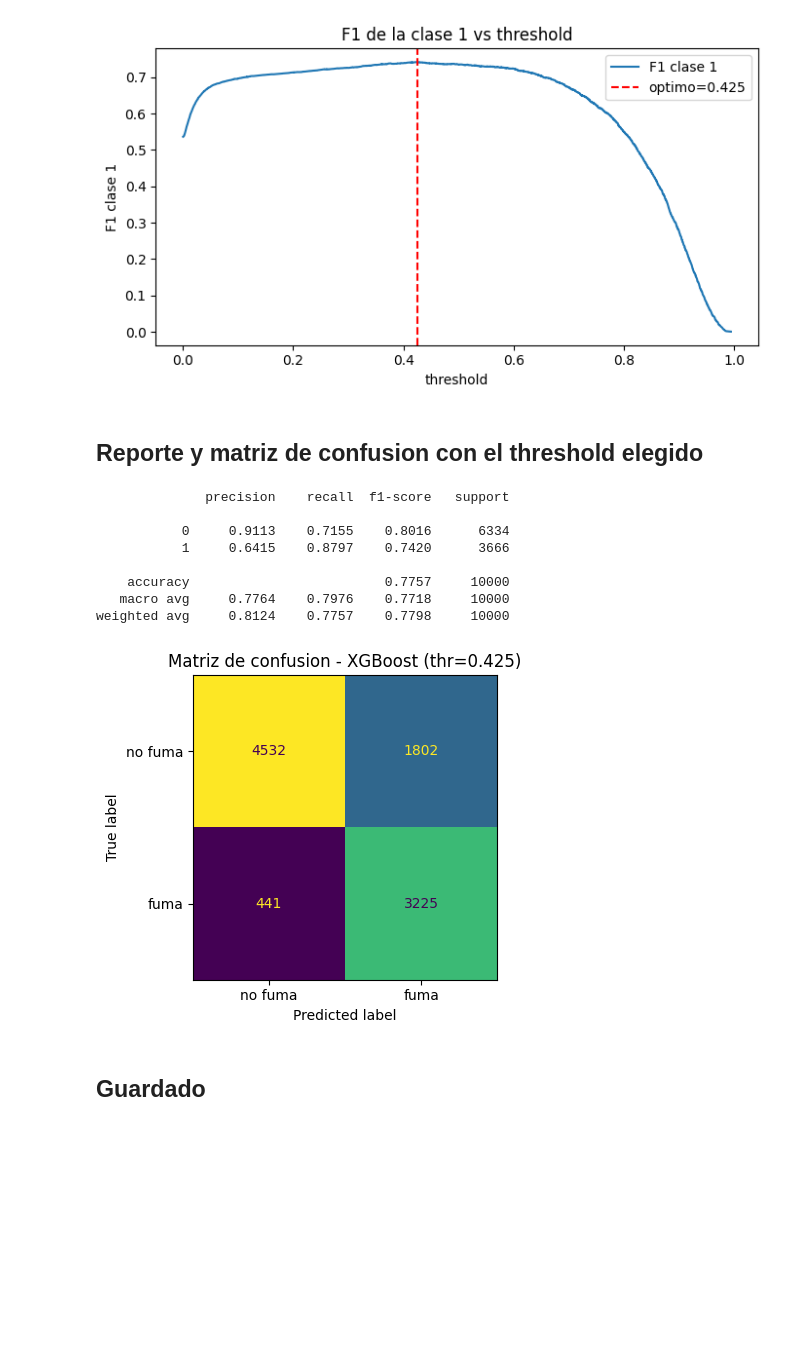
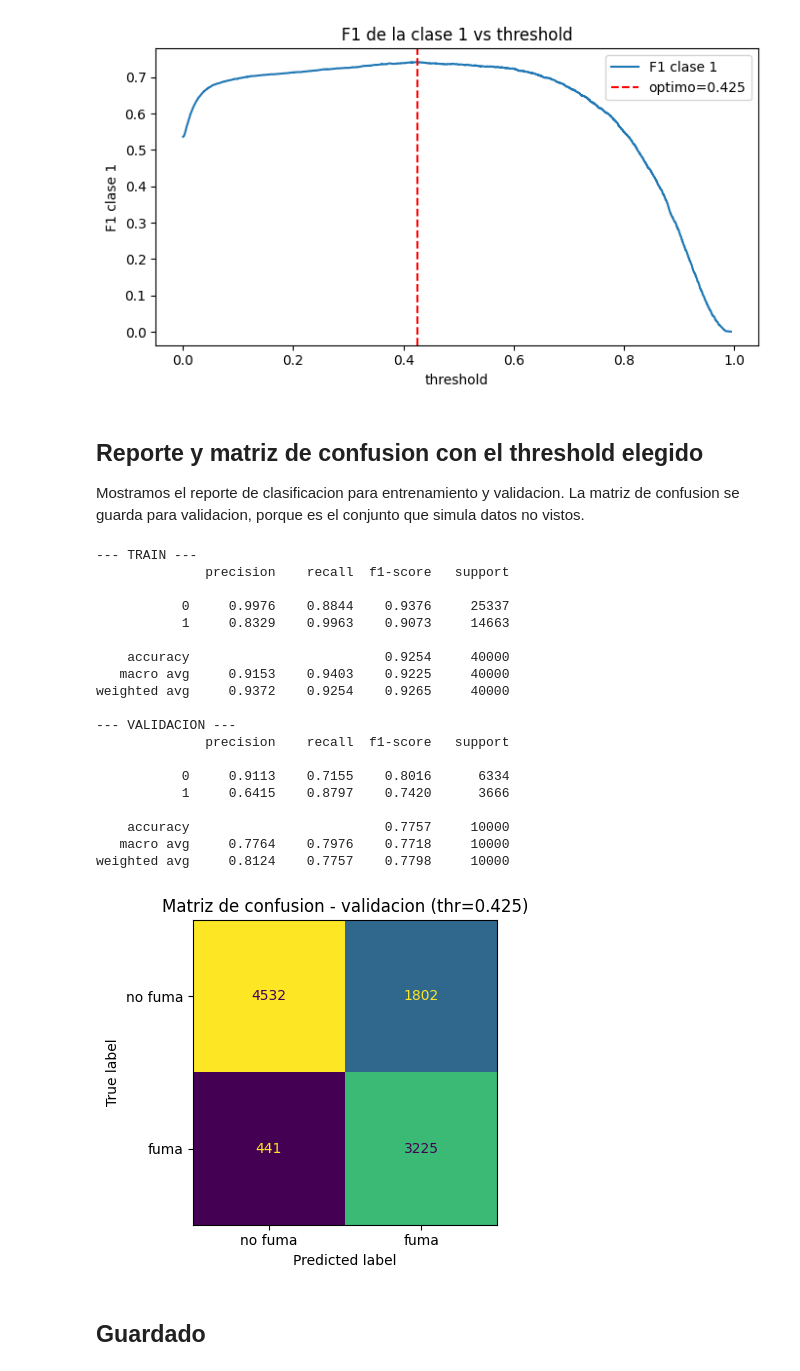
Before and after one commit to marcelocassiovieira/diplomatura-ia, a Jupyter notebook: tp2/notebooks/05_validacion.ipynb, the cells around one changed output. Drawn from its saved outputs; the diff is of its cells as text; code cells hidden in the pictures; blank space fills up the shorter version.

```diff
--- a/tp2/notebooks/05_validacion.ipynb
+++ b/tp2/notebooks/05_validacion.ipynb
@@ -36,12 +66,23 @@ modelo = joblib.load(MODELS_XGB / 'xgb_pipeline.joblib')
 # %%
+def metricas_binarias(nombre, y_true, proba, threshold):
+    pred = (proba >= threshold).astype(int)
+    return {
+        'conjunto': nombre,
+        'threshold': threshold,
+        'accuracy': accuracy_score(y_true, pred),
+        'precision_clase1': precision_score(y_true, pred, pos_label=1),
+        'recall_clase1': recall_score(y_true, pred, pos_label=1),
+        'f1_clase1': f1_score(y_true, pred, pos_label=1),
+        'roc_auc': roc_auc_score(y_true, proba),
+        'pr_auc': average_precision_score(y_true, proba),
+    }
+
+proba_train = modelo.predict_proba(X_train)[:, 1]
 proba_val = modelo.predict_proba(X_val)[:, 1]
-pred = (proba_val >= 0.5).astype(int)
 
-tabla = pd.DataFrame([{
-    'modelo': 'XGBoost',
-    'f1_clase1': f1_score(y_val, pred, pos_label=1),
-    'roc_auc': roc_auc_score(y_val, proba_val),
-    'pr_auc': average_precision_score(y_val, proba_val),
-}])
-tabla
+metricas_05 = pd.DataFrame([
+    metricas_binarias('train', y_train, proba_train, 0.5),
+    metricas_binarias('validacion', y_val, proba_val, 0.5),
+])
+metricas_05.round(4)
 # %% [output]
@@ -78,27 +132,45 @@ plt.show()
 [figure]
 # %% [markdown]
 ## Reporte y matriz de confusion con el threshold elegido
+
+Mostramos el reporte de clasificacion para entrenamiento y validacion. La matriz de confusion se guarda para validacion, porque es el conjunto que simula datos no vistos.
 # %%
+pred_train_final = (proba_train >= best_thr).astype(int)
 pred_final = (proba_val >= best_thr).astype(int)
+
+print('--- TRAIN ---')
+print(classification_report(y_train, pred_train_final, digits=4))
+print('--- VALIDACION ---')
 print(classification_report(y_val, pred_final, digits=4))
 
 fig, ax = plt.subplots(figsize=(4.5, 4))
 ConfusionMatrixDisplay(confusion_matrix(y_val, pred_final),
                        display_labels=['no fuma', 'fuma']).plot(ax=ax, colorbar=False)
-ax.set_title(f'Matriz de confusion - XGBoost (thr={best_thr:.3f})')
+ax.set_title(f'Matriz de confusion - validacion (thr={best_thr:.3f})')
 fig.tight_layout()
 fig.savefig(IMGS / 'confusion_matrix.png', dpi=120)
 plt.show()
 # %% [output]
+--- TRAIN ---
+              precision    recall  f1-score   support
+
+           0     0.9976    0.8844    0.9376     25337
+           1     0.8329    0.9963    0.9073     14663
+
+    accuracy                         0.9254     40000
+   macro avg     0.9153    0.9403    0.9225     40000
+weighted avg     0.9372    0.9254    0.9265     40000
+
+--- VALIDACION ---
               precision    recall  f1-score   support
 
            0     0.9113    0.7155    0.8016      6334
            1     0.6415    0.8797    0.7420      3666
 
     accuracy                         0.7757     10000
    macro avg     0.7764    0.7976    0.7718     10000
 weighted avg     0.8124    0.7757    0.7798     10000
-[figure, old version]
+[figure, new version]
 # %% [markdown]
 ## Guardado
 # %% [markdown]
```
Also changed, not shown: parts of 7 cells of this notebook, 7 other files.
